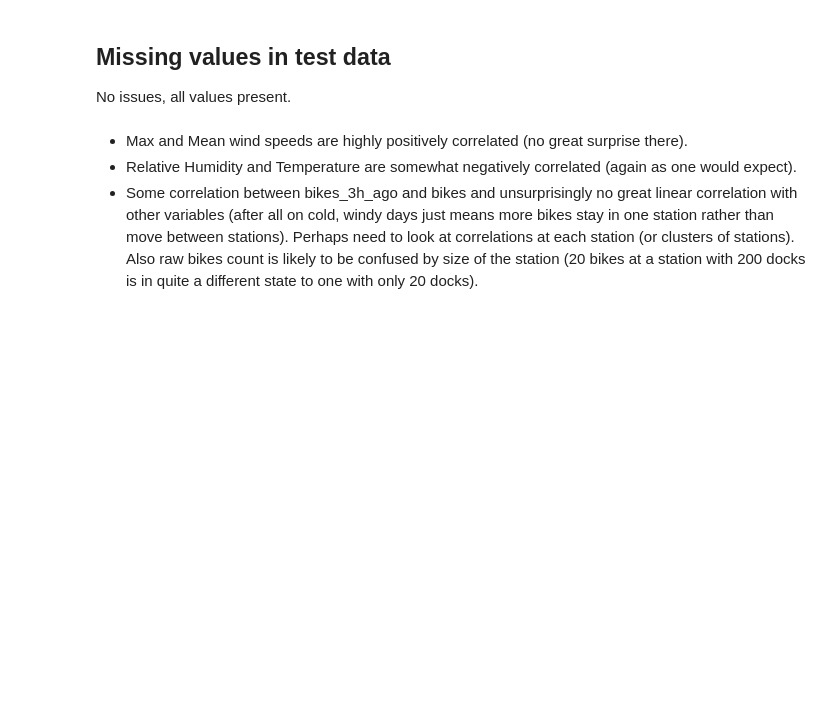
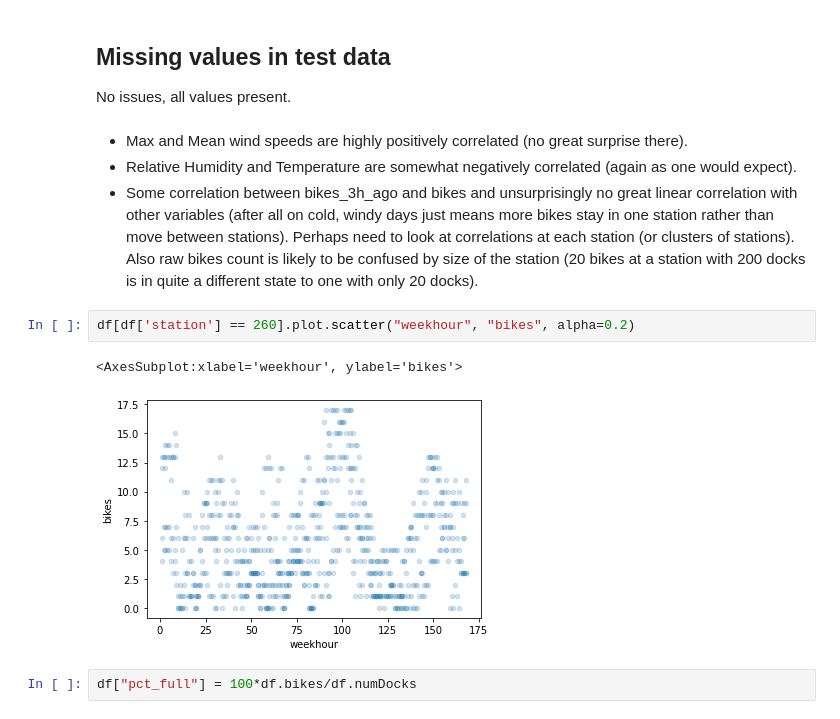
Before and after one commit to tashinam/morebikes, a Jupyter notebook: explore.ipynb, the cells around one changed output. Drawn from its saved outputs; the diff is of its cells as text; blank space fills up the shorter version.

```diff
--- a/explore.ipynb
+++ b/explore.ipynb
@@ -451,3 +458,10 @@ No issues, all values present.
 * Max and Mean wind speeds are highly positively correlated (no great surprise there).
 * Relative Humidity and Temperature are somewhat negatively correlated (again as one would expect).
 * Some correlation between bikes_3h_ago and bikes and unsurprisingly no great linear correlation with other variables (after all on cold, windy days just means more bikes stay in one station rather than move between stations). Perhaps need to look at correlations at each station (or clusters of stations). Also raw bikes count is likely to be confused by size of the station (20 bikes at a station with 200 docks is in quite a different state to one with only 20 docks).
+# %%
+df[df['station'] == 260].plot.scatter("weekhour", "bikes", alpha=0.2)
+# %% [output]
+<AxesSubplot:xlabel='weekhour', ylabel='bikes'>
+[figure, added]
+# %%
+df["pct_full"] = 100*df.bikes/df.numDocks
```
Also changed, not shown: parts of 19 cells of this notebook.
